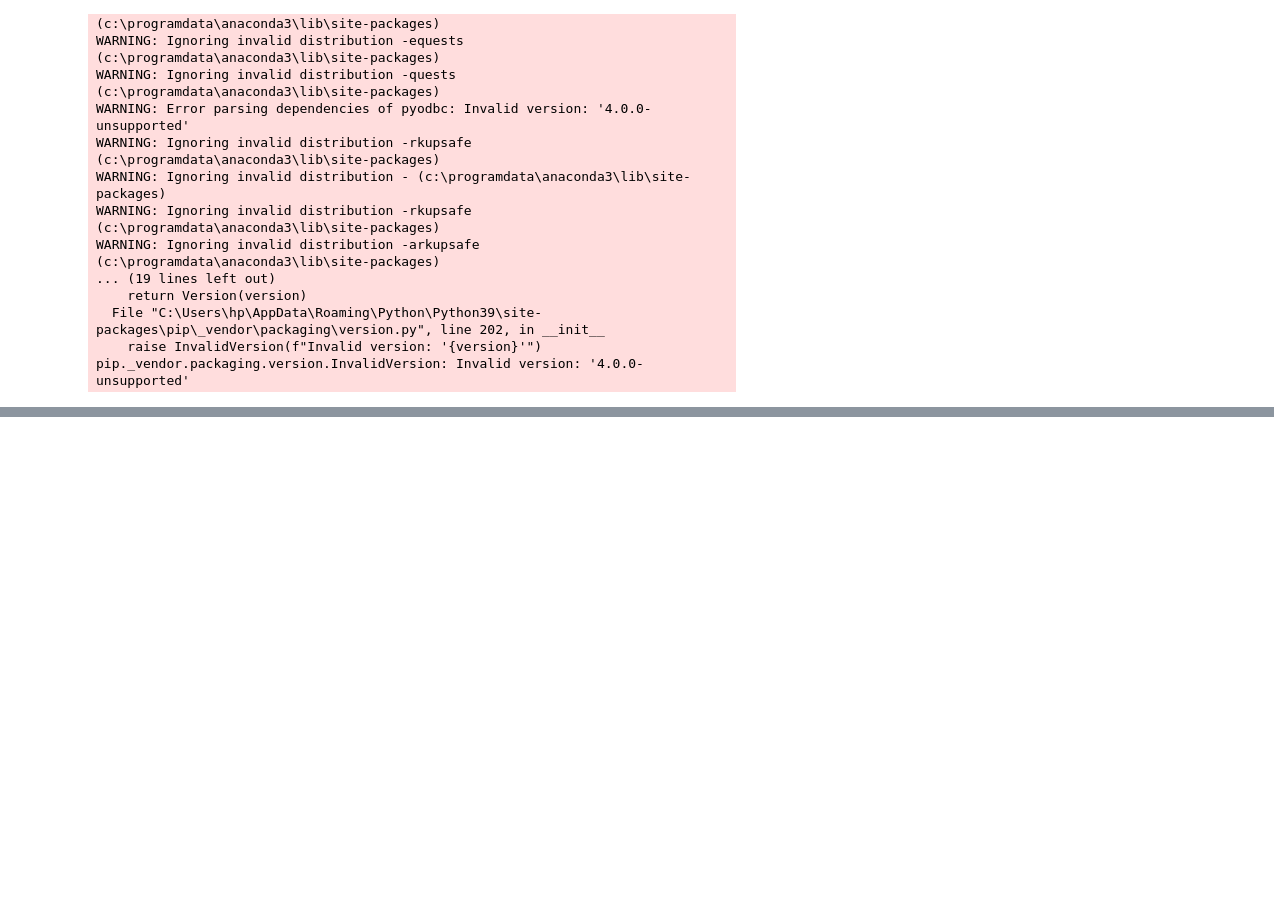
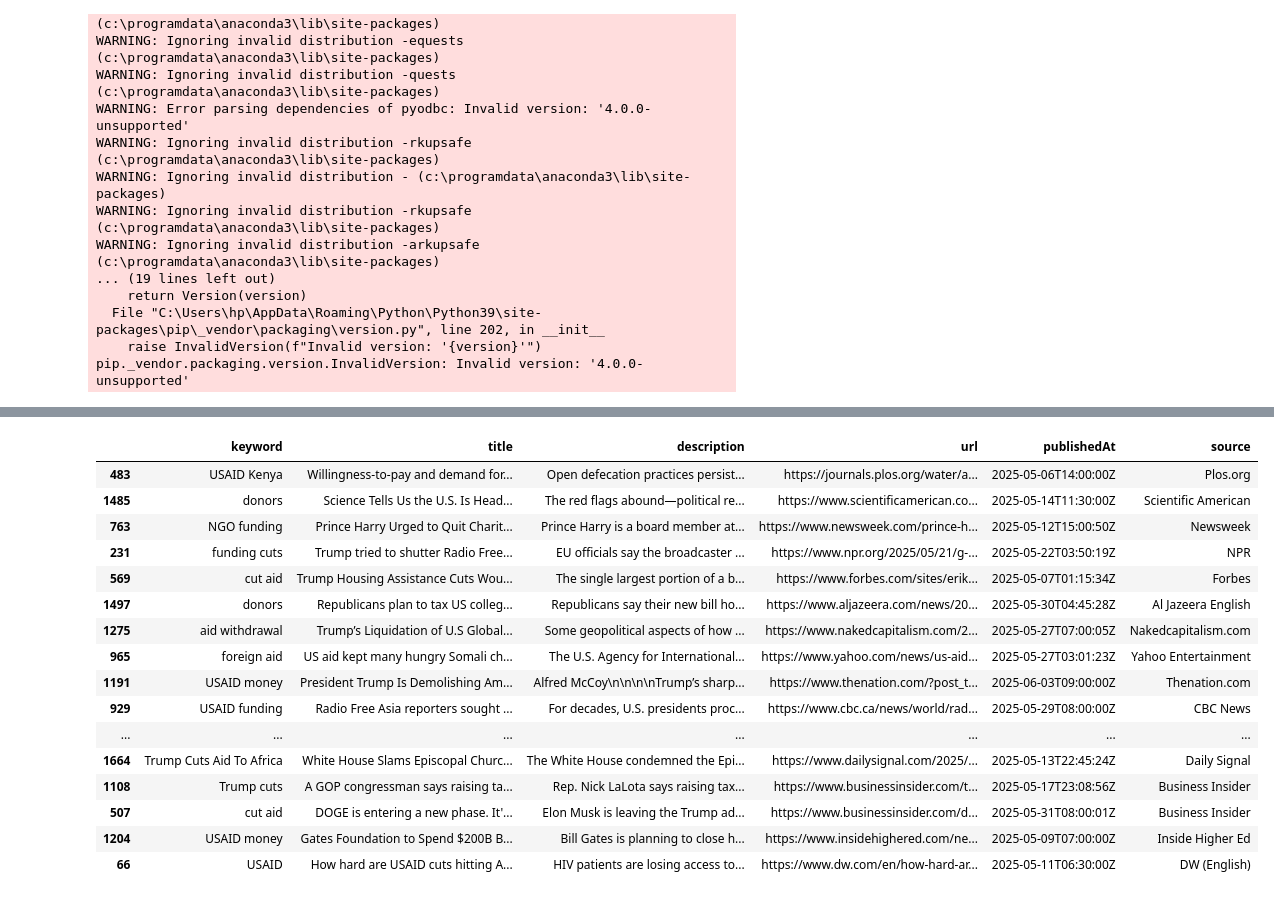
Before and after one commit to L-N-E0/USAID-Kenya-Sentiment-Analysis, a Jupyter notebook: notebooks/Cecilia.ipynb, the cells around one changed output, grey strips where cells are left out. Cells and saved outputs as stored; diff of their text form; code cells hidden in the pictures; blank space fills up the shorter version.

Commit message:
adding extracted data from newsorg api

```diff
--- a/notebooks/Cecilia.ipynb
+++ b/notebooks/Cecilia.ipynb
@@ -282,3 +282,59 @@ WARNING: Ignoring invalid distribution -arkupsafe (c:\programdata\anaconda3\lib\
   File "C:\Users\hp\AppData\Roaming\Python\Python39\site-packages\pip\_vendor\packaging\version.py", line 202, in __init__
     raise InvalidVersion(f"Invalid version: '{version}'")
 pip._vendor.packaging.version.InvalidVersion: Invalid version: '4.0.0-unsupported'
+# %%
+import requests
+import pandas as pd
+import time
+
+# My NewsAPI key
+API_KEY = 'e11a1726c9c1470ea9abc0eead154d6c'
+
+# Base URL
+BASE_URL = 'https://newsapi.org/v2/everything'
+
+# Keywords to search
+keywords = [
+    "USAID", "foreign aid", "funding cuts", "aid budget", "Trump Kenya",
+    "USAID Kenya", "cut aid", "budget cuts", "NGO funding", "Africa aid",
+    "USAID funding", "foreign aid", "Trump cuts", "USAID money", "aid withdrawal",
+    "State Department cuts", "donors", "end of USAID", "Trump Cuts Aid To Africa", "NGOs"
+]
+
+
+all_articles = []
+
+# Loop through each keyword
+for keyword in keywords:
+    print(f"Fetching articles for: {keyword}")
+
+    params = {
+        'q': keyword,
+        'apiKey': API_KEY,
+        'language': 'en',
+        'sortBy': 'relevancy',
+        'pageSize': 100,
+    }
+
+    response = requests.get(BASE_URL, params=params)
+    if response.status_code == 200:
+        articles = response.json().get('articles', [])
+        for article in articles:
+            all_articles.append({
+                'keyword': keyword,
+                'source': article['source']['name'],
+                'title': article['title'],
+                'description': article['description'],
+                'url': article['url'],
+                'publishedAt': article['publishedAt']
+            })
+    else:
+        print(f"Error for keyword '{keyword}':", response.status_code, response.text)
+
+    # To avoid rate limiting
+    time.sleep(1.5)
+
+# Convert to DataFrame
+df = pd.DataFrame(all_articles)
+df.sample (50)
+# %% [output]
@@ -284,0 +361,17 @@ pip._vendor.packaging.version.InvalidVersion: Invalid version: '4.0.0-unsupporte
+|  | keyword | title | description | url | publishedAt | source |
+| 483 | USAID Kenya | Willingness-to-pay and demand for... | Open defecation practices persist... | https://journals.plos.org/water/a... | 2025-05-06T14:00:00Z | Plos.org |
+| 1485 | donors | Science Tells Us the U.S. Is Head... | The red flags abound—political re... | https://www.scientificamerican.co... | 2025-05-14T11:30:00Z | Scientific American |
+| 763 | NGO funding | Prince Harry Urged to Quit Charit... | Prince Harry is a board member at... | https://www.newsweek.com/prince-h... | 2025-05-12T15:00:50Z | Newsweek |
+| 231 | funding cuts | Trump tried to shutter Radio Free... | EU officials say the broadcaster ... | https://www.npr.org/2025/05/21/g-... | 2025-05-22T03:50:19Z | NPR |
+| 569 | cut aid | Trump Housing Assistance Cuts Wou... | The single largest portion of a b... | https://www.forbes.com/sites/erik... | 2025-05-07T01:15:34Z | Forbes |
+| 1497 | donors | Republicans plan to tax US colleg... | Republicans say their new bill ho... | https://www.aljazeera.com/news/20... | 2025-05-30T04:45:28Z | Al Jazeera English |
+| 1275 | aid withdrawal | Trump’s Liquidation of U.S Global... | Some geopolitical aspects of how ... | https://www.nakedcapitalism.com/2... | 2025-05-27T07:00:05Z | Nakedcapitalism.com |
+| 965 | foreign aid | US aid kept many hungry Somali ch... | The U.S. Agency for International... | https://www.yahoo.com/news/us-aid... | 2025-05-27T03:01:23Z | Yahoo Entertainment |
+| 1191 | USAID money | President Trump Is Demolishing Am... | Alfred McCoy\n\n\n\nTrump’s sharp... | https://www.thenation.com/?post_t... | 2025-06-03T09:00:00Z | Thenation.com |
+| 929 | USAID funding | Radio Free Asia reporters sought ... | For decades, U.S. presidents proc... | https://www.cbc.ca/news/world/rad... | 2025-05-29T08:00:00Z | CBC News |
+| ... | ... | ... | ... | ... | ... | ... |
+| 1664 | Trump Cuts Aid To Africa | White House Slams Episcopal Churc... | The White House condemned the Epi... | https://www.dailysignal.com/2025/... | 2025-05-13T22:45:24Z | Daily Signal |
+| 1108 | Trump cuts | A GOP congressman says raising ta... | Rep. Nick LaLota says raising tax... | https://www.businessinsider.com/t... | 2025-05-17T23:08:56Z | Business Insider |
+| 507 | cut aid | DOGE is entering a new phase. It'... | Elon Musk is leaving the Trump ad... | https://www.businessinsider.com/d... | 2025-05-31T08:00:01Z | Business Insider |
+| 1204 | USAID money | Gates Foundation to Spend $200B B... | Bill Gates is planning to close h... | https://www.insidehighered.com/ne... | 2025-05-09T07:00:00Z | Inside Higher Ed |
+| 66 | USAID | How hard are USAID cuts hitting A... | HIV patients are losing access to... | https://www.dw.com/en/how-hard-ar... | 2025-05-11T06:30:00Z | DW (English) |
```
Also changed, not shown: parts of 1 cell of this notebook.
